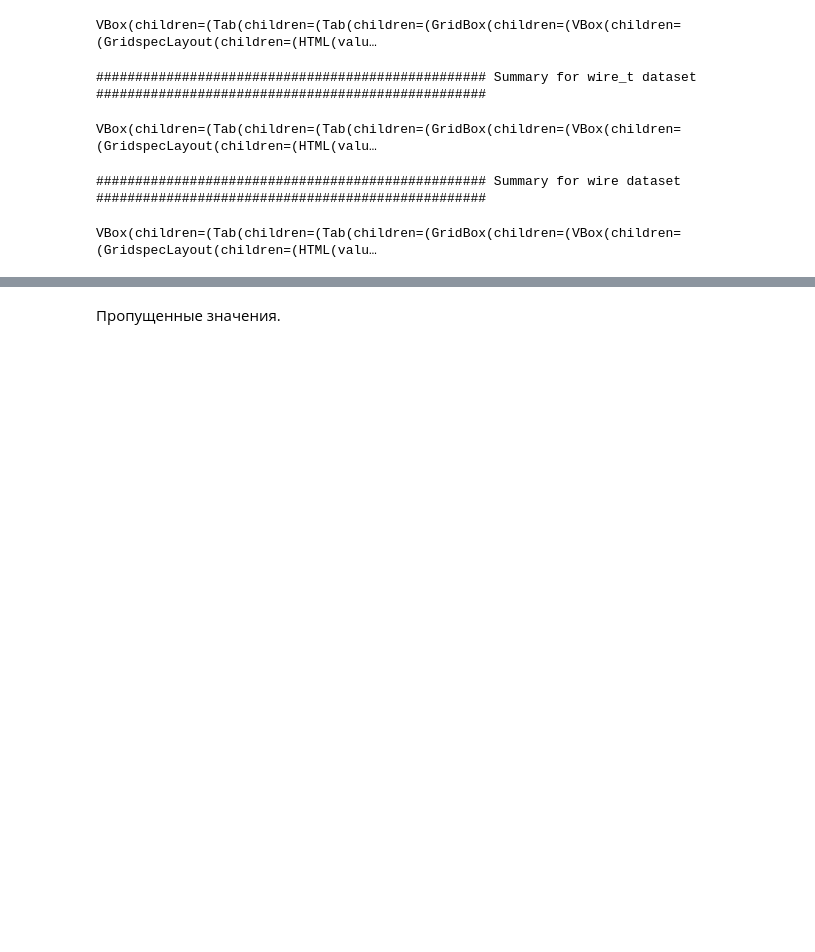
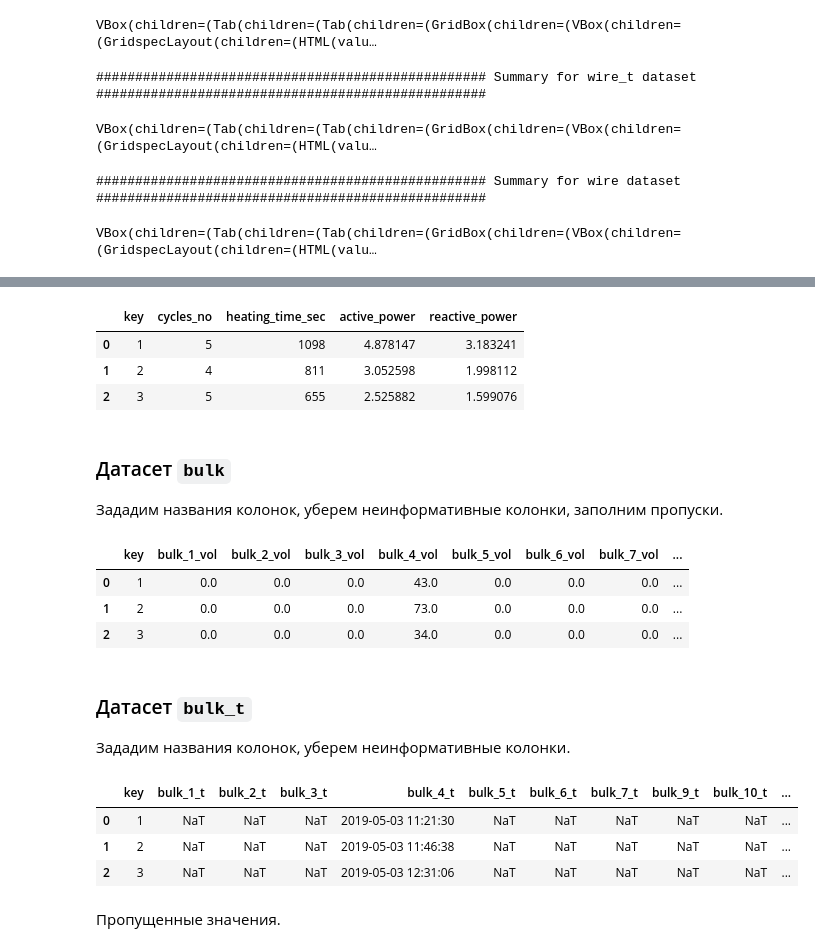
Before and after one commit to mskhmelik/yandex_data_science, a Jupyter notebook: Project_final/prj_manufacturing.ipynb, the cells around one changed output, grey strips where cells are left out. Cells and saved outputs as stored; diff of their text form; code cells hidden in the pictures; blank space fills up the shorter version.

```diff
--- a/Project_final/prj_manufacturing.ipynb
+++ b/Project_final/prj_manufacturing.ipynb
@@ -289 +291,81 @@ VBox(children=(Tab(children=(Tab(children=(GridBox(children=(VBox(children=(Grid
+# %%
+df = {}
+
+df['arc'] = (
+    raw['arc']
+    .copy()
+    .set_axis(
+        ['key', 'heating_start', 'heating_end', 'active_power', 'reactive_power'], axis=1
+    )
+    .loc[lambda df:
+        df.reactive_power >= 0
+    ]
+    .assign(
+        heating_time_sec=lambda df: (df.heating_end - df.heating_start).dt.seconds
+    )
+    .pivot_table(
+        index='key',
+        values=['active_power', 'reactive_power', 'heating_time_sec'],
+        aggfunc={
+            'active_power': 'sum', 'reactive_power': 'sum',
+            'heating_time_sec': ['sum', 'count']
+        }
+    )
+    .reset_index()
+    .set_axis(
+        ['key', 'active_power', 'cycles_no', 'heating_time_sec', 'reactive_power'], axis=1
+    )
+    .loc[:, [
+        'key', 'cycles_no', 'heating_time_sec', 'active_power', 'reactive_power'
+    ]]
+)
+
+display(df['arc'].head(3))
+# %% [output]
+|  | key | cycles_no | heating_time_sec | active_power | reactive_power |
+| 0 | 1 | 5 | 1098 | 4.878147 | 3.183241 |
+| 1 | 2 | 4 | 811 | 3.052598 | 1.998112 |
+| 2 | 3 | 5 | 655 | 2.525882 | 1.599076 |
+# %% [markdown]
+### Датасет `bulk`
+
+Зададим названия колонок, уберем неинформативные колонки, заполним пропуски.
+# %%
+df['bulk'] = (
+    raw['bulk']
+    .copy()
+    .rename(
+        columns=lambda column: snakecase(column) if column == 'key' else snakecase(column) + '_vol'
+    )
+    .drop(['bulk_8_vol'], axis=1)
+    .fillna(0)
+)
+
+display(df['bulk'].head(3))
+# %% [output]
+|  | key | bulk_1_vol | bulk_2_vol | bulk_3_vol | bulk_4_vol | bulk_5_vol | bulk_6_vol | bulk_7_vol | ... |
+| 0 | 1 | 0.0 | 0.0 | 0.0 | 43.0 | 0.0 | 0.0 | 0.0 | ... |
+| 1 | 2 | 0.0 | 0.0 | 0.0 | 73.0 | 0.0 | 0.0 | 0.0 | ... |
+| 2 | 3 | 0.0 | 0.0 | 0.0 | 34.0 | 0.0 | 0.0 | 0.0 | ... |
+# %% [markdown]
+### Датасет `bulk_t`
+
+Зададим названия колонок, уберем неинформативные колонки.
+# %%
+df['bulk_t'] = (
+    raw['bulk_t']
+    .copy()
+    .rename(
+        columns=lambda column: snakecase(column) if column == 'key' else snakecase(column) + '_t'
+    )
+    .drop(['bulk_8_t'], axis=1)
+    # .fillna(0)
+)
+
+display(df['bulk_t'].head(3))
+# %% [output]
+|  | key | bulk_1_t | bulk_2_t | bulk_3_t | bulk_4_t | bulk_5_t | bulk_6_t | bulk_7_t | bulk_9_t | bulk_10_t | ... |
+| 0 | 1 | NaT | NaT | NaT | 2019-05-03 11:21:30 | NaT | NaT | NaT | NaT | NaT | ... |
+| 1 | 2 | NaT | NaT | NaT | 2019-05-03 11:46:38 | NaT | NaT | NaT | NaT | NaT | ... |
+| 2 | 3 | NaT | NaT | NaT | 2019-05-03 12:31:06 | NaT | NaT | NaT | NaT | NaT | ... |
 # %%
```
Also changed, not shown: parts of 3 cells of this notebook.
